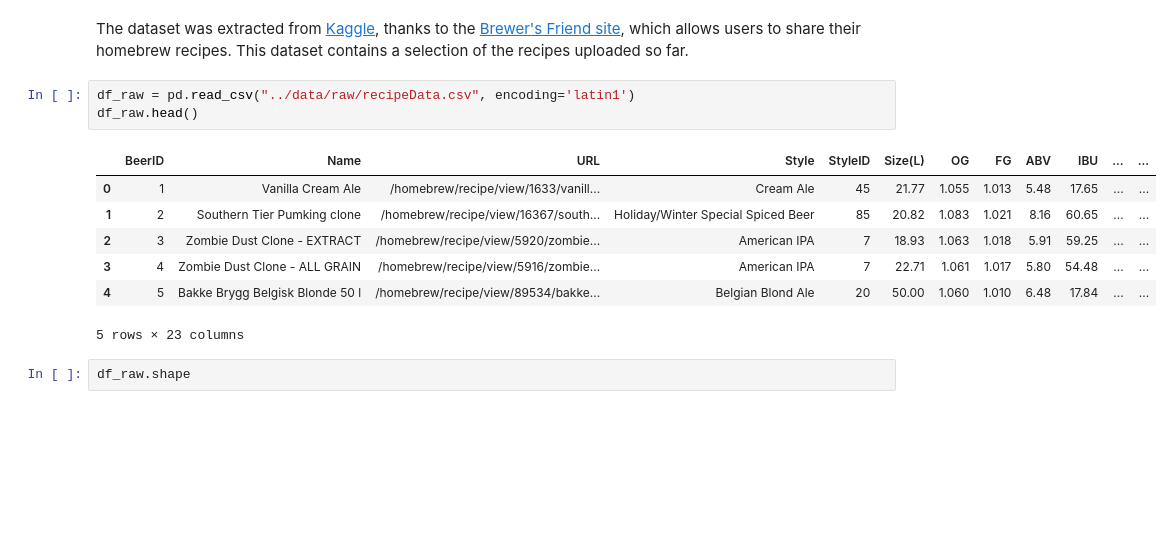
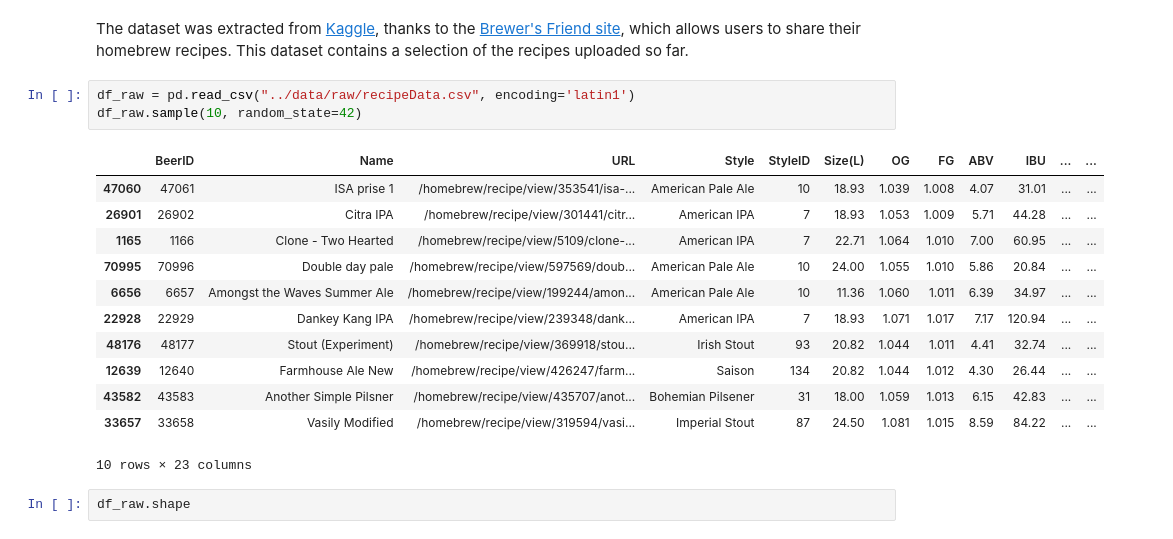
Before and after one commit to a70mico/Final_Project_Data_Science, a Jupyter notebook: src/explore.ipynb, the cells around one changed output. Cells and saved outputs as stored; diff of their text form; blank space fills up the shorter version.

```diff
--- a/src/explore.ipynb
+++ b/src/explore.ipynb
@@ -13,15 +13,20 @@ from io import StringIO
 The dataset was extracted from [Kaggle](https://www.kaggle.com/datasets/jtrofe/beer-recipes), thanks to the [Brewer's Friend site](https://www.brewersfriend.com), which allows users to share their homebrew recipes. This dataset contains a selection of the recipes uploaded so far.
 # %%
 df_raw = pd.read_csv("../data/raw/recipeData.csv", encoding='latin1')
-df_raw.head()
+df_raw.sample(10, random_state=42)
 # %% [output]
 |  | BeerID | Name | URL | Style | StyleID | Size(L) | OG | FG | ABV | IBU | ... | ... |
-| 0 | 1 | Vanilla Cream Ale | /homebrew/recipe/view/1633/vanill... | Cream Ale | 45 | 21.77 | 1.055 | 1.013 | 5.48 | 17.65 | ... | ... |
-| 1 | 2 | Southern Tier Pumking clone | /homebrew/recipe/view/16367/south... | Holiday/Winter Special Spiced Beer | 85 | 20.82 | 1.083 | 1.021 | 8.16 | 60.65 | ... | ... |
-| 2 | 3 | Zombie Dust Clone - EXTRACT | /homebrew/recipe/view/5920/zombie... | American IPA | 7 | 18.93 | 1.063 | 1.018 | 5.91 | 59.25 | ... | ... |
-| 3 | 4 | Zombie Dust Clone - ALL GRAIN | /homebrew/recipe/view/5916/zombie... | American IPA | 7 | 22.71 | 1.061 | 1.017 | 5.80 | 54.48 | ... | ... |
-| 4 | 5 | Bakke Brygg Belgisk Blonde 50 l | /homebrew/recipe/view/89534/bakke... | Belgian Blond Ale | 20 | 50.00 | 1.060 | 1.010 | 6.48 | 17.84 | ... | ... |
+| 47060 | 47061 | ISA prise 1 | /homebrew/recipe/view/353541/isa-... | American Pale Ale | 10 | 18.93 | 1.039 | 1.008 | 4.07 | 31.01 | ... | ... |
+| 26901 | 26902 | Citra IPA | /homebrew/recipe/view/301441/citr... | American IPA | 7 | 18.93 | 1.053 | 1.009 | 5.71 | 44.28 | ... | ... |
+| 1165 | 1166 | Clone - Two Hearted | /homebrew/recipe/view/5109/clone-... | American IPA | 7 | 22.71 | 1.064 | 1.010 | 7.00 | 60.95 | ... | ... |
+| 70995 | 70996 | Double day pale | /homebrew/recipe/view/597569/doub... | American Pale Ale | 10 | 24.00 | 1.055 | 1.010 | 5.86 | 20.84 | ... | ... |
+| 6656 | 6657 | Amongst the Waves Summer Ale | /homebrew/recipe/view/199244/amon... | American Pale Ale | 10 | 11.36 | 1.060 | 1.011 | 6.39 | 34.97 | ... | ... |
+| 22928 | 22929 | Dankey Kang IPA | /homebrew/recipe/view/239348/dank... | American IPA | 7 | 18.93 | 1.071 | 1.017 | 7.17 | 120.94 | ... | ... |
+| 48176 | 48177 | Stout (Experiment) | /homebrew/recipe/view/369918/stou... | Irish Stout | 93 | 20.82 | 1.044 | 1.011 | 4.41 | 32.74 | ... | ... |
+| 12639 | 12640 | Farmhouse Ale New | /homebrew/recipe/view/426247/farm... | Saison | 134 | 20.82 | 1.044 | 1.012 | 4.30 | 26.44 | ... | ... |
+| 43582 | 43583 | Another Simple Pilsner | /homebrew/recipe/view/435707/anot... | Bohemian Pilsener | 31 | 18.00 | 1.059 | 1.013 | 6.15 | 42.83 | ... | ... |
+| 33657 | 33658 | Vasily Modified | /homebrew/recipe/view/319594/vasi... | Imperial Stout | 87 | 24.50 | 1.081 | 1.015 | 8.59 | 84.22 | ... | ... |
-5 rows × 23 columns
+10 rows × 23 columns
 # %%
 df_raw.shape
 # %% [output]
```
